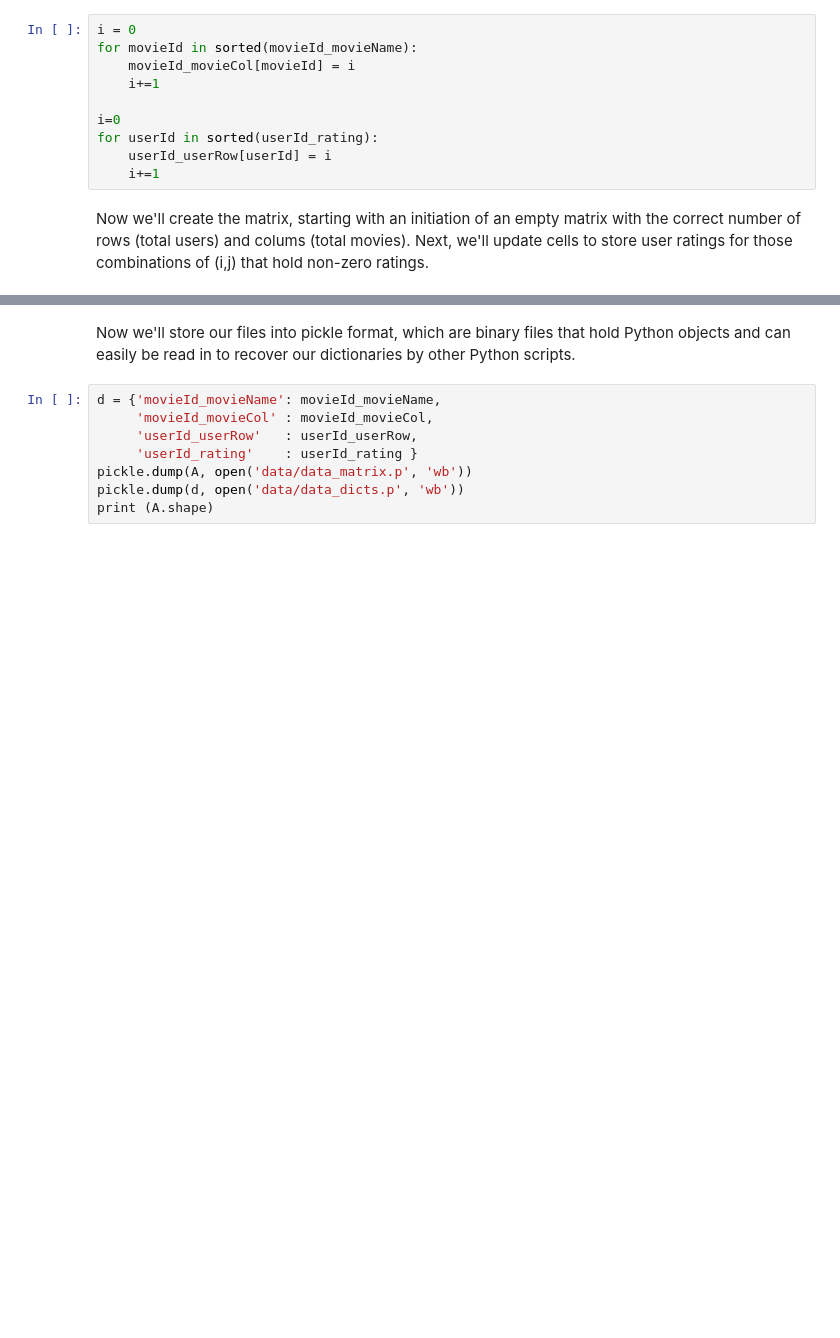
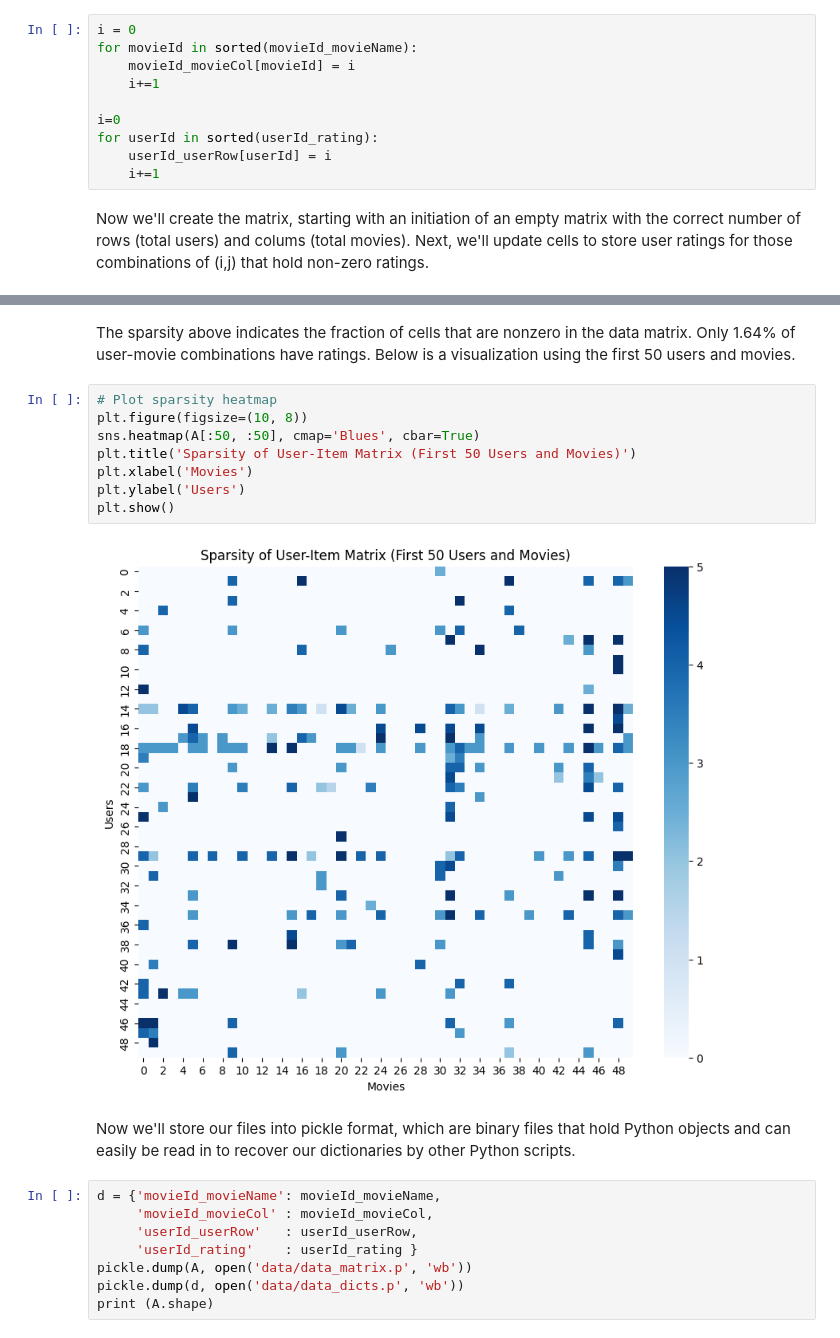
Before and after one commit to zkhechadoorian/Movie-Recommendation-System, a Jupyter notebook: create_data_matrix.ipynb, the cells around one changed output, grey strips where cells are left out. Drawn from its saved outputs; the diff is of its cells as text; blank space fills up the shorter version.

```diff
--- a/create_data_matrix.ipynb
+++ b/create_data_matrix.ipynb
@@ -106,3 +177,15 @@ print('Sparsity = {}%'.format(ratingCount*100/(m*n)))
+# %% [markdown]
+The sparsity above indicates the fraction of cells that are nonzero in the data matrix. Only 1.64% of user-movie combinations have ratings. Below is a visualization using the first 50 users and movies.
+# %%
+# Plot sparsity heatmap
+plt.figure(figsize=(10, 8))
+sns.heatmap(A[:50, :50], cmap='Blues', cbar=True)
+plt.title('Sparsity of User-Item Matrix (First 50 Users and Movies)')
+plt.xlabel('Movies')
+plt.ylabel('Users')
+plt.show()
+# %% [output]
+[figure, added]
 # %% [markdown]
 Now we'll store our files into pickle format, which are binary files that hold Python objects and can easily be read in to recover our dictionaries by other Python scripts.
 # %%
```
Also changed, not shown: parts of 17 cells of this notebook.
